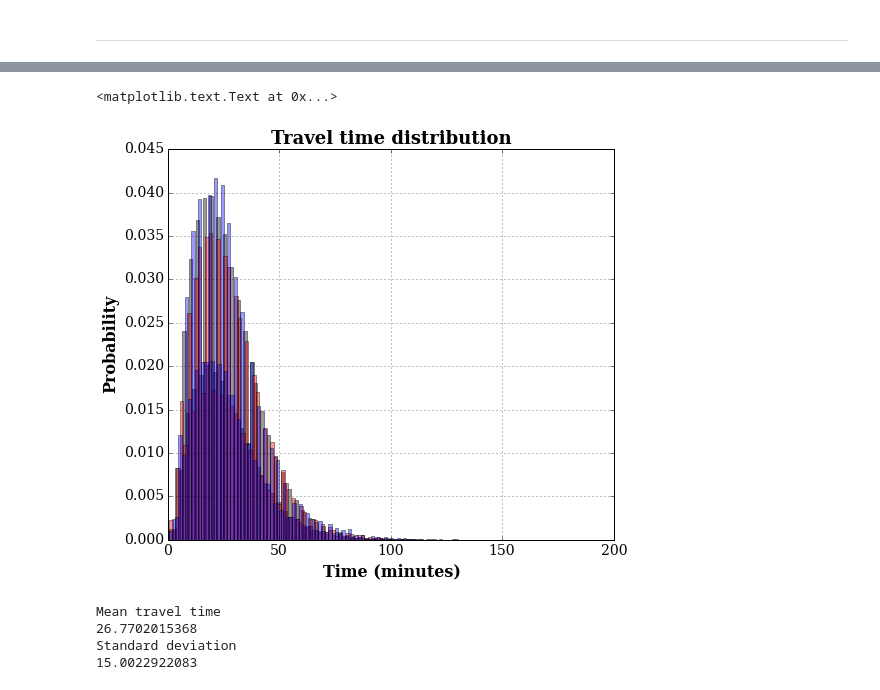
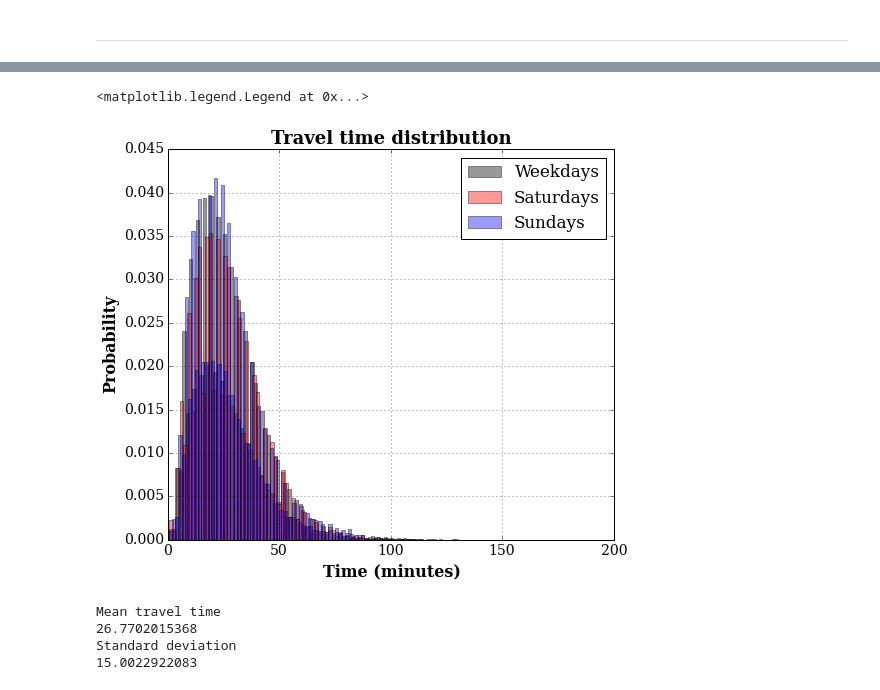
Before and after one commit to AnyaRum/Data_science_intensive_data_story, a Jupyter notebook: Data_story_project_London_underground_data.ipynb, the cells around one changed output, grey strips where cells are left out. Drawn from its saved outputs; the diff is of its cells as text; code cells hidden in the pictures.

```diff
--- a/Data_story_project_London_underground_data.ipynb
+++ b/Data_story_project_London_underground_data.ipynb
@@ -280,22 +307,23 @@ plt.title('Travel time distribution')
 # %%
 plt.figure(figsize = (8,7))
 n, bins, patches = plt.hist(np.array(data_oyster_tube[(data_oyster_tube['daytype'] != 'Sat')
                                             & (data_oyster_tube['daytype'] != 'Sun')]['travel_time']),
                             bins = 100, color = 'k', normed = 1, alpha = 0.4, label = 'Weekdays')
 n, bins, patches = plt.hist(np.array(data_oyster_tube[data_oyster_tube['daytype'] == 'Sat']['travel_time']),
                             bins = 100, color = 'r', normed = 1, alpha = 0.4, label = 'Saturdays')
 n, bins, patches = plt.hist(np.array(data_oyster_tube[data_oyster_tube['daytype'] == 'Sun']['travel_time']),
                             bins = 100, color = 'b', normed = 1, alpha = 0.4, label = 'Sundays')
 
 
 plt.grid(True)
 plt.xlim([0,200])
 plt.ylabel('Probability', fontweight = 'bold', fontsize = 16)
 plt.xlabel('Time (minutes)', fontweight = 'bold', fontsize = 16)
 plt.title('Travel time distribution', fontweight = 'bold', fontsize = 18)
+plt.legend()
 # %% [output]
-<matplotlib.text.Text at 0x...>
+<matplotlib.legend.Legend at 0x...>
-[figure, old version]
+[figure, new version]
 # %%
 print "Mean travel time"
 print np.mean(np.array(data_oyster_tube['travel_time']))
```
Also changed, not shown: parts of 27 cells of this notebook.
